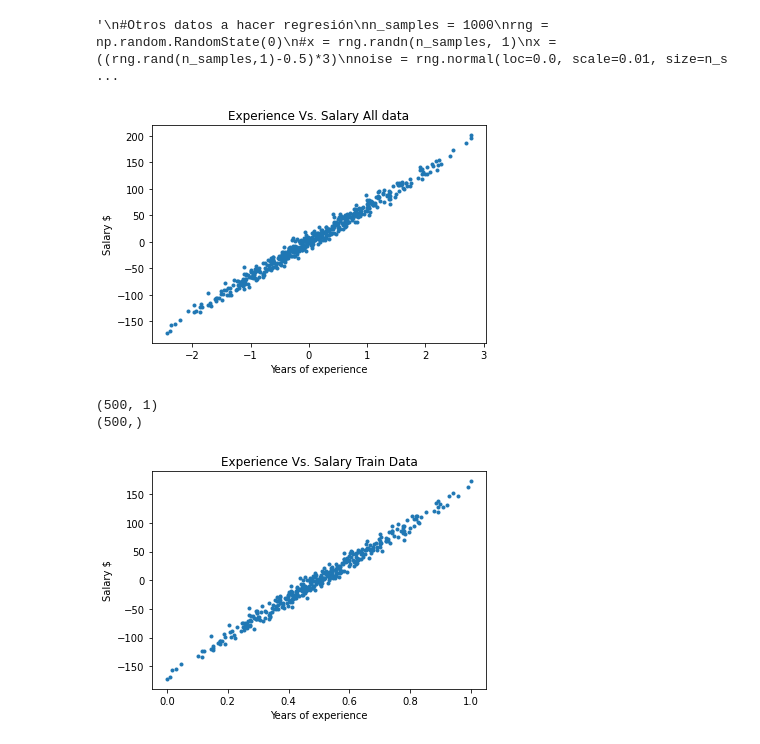
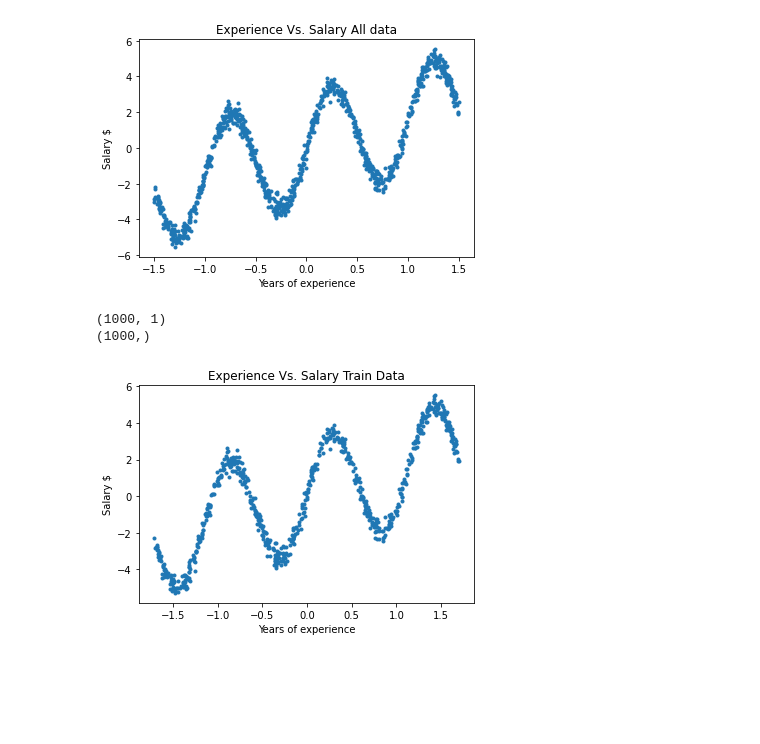
Before and after one commit to calderonf/CursoMachineLearning, a Jupyter notebook: Codigo/ANN_regresion.ipynb, the cells around one changed output. Drawn from its saved outputs; the diff is of its cells as text; code cells hidden in the pictures; blank space fills up the shorter version.

```diff
--- a/Codigo/ANN_regresion.ipynb
+++ b/Codigo/ANN_regresion.ipynb
@@ -4,20 +4,18 @@
 import numpy as np
 from sklearn import datasets
 import matplotlib.pyplot as plt #for plotting
-
+"""
 x, y, coef = datasets.make_regression(n_samples=500,#number of samples
                                       n_features=1,#number of features
                                       n_informative=1,#number of useful features
                                       noise=8,#bias and standard deviation of the guassian noise
                                       coef=True,#true coefficient used to generated the data
                                       random_state=4) #set for same data points for each run
-
-
-
+print(coef)
 # Scale feature x (years of experience) to range 0..20
-#x = np.interp(x, (x.min(), x.max()), (0, 20))
+x = np.interp(x, (x.min(), x.max()), (0, 20))
 # Scale target y (salary) to range 2000000..15000000
-#y = np.interp(y, (y.min(), y.max()), (2000000, 15000000))
+y = np.interp(y, (y.min(), y.max()), (2000000, 15000000))
 
 
 """
@@ -26,11 +24,8 @@ n_samples = 1000
 rng = np.random.RandomState(0)
 #x = rng.randn(n_samples, 1)
 x = ((rng.rand(n_samples,1)-0.5)*3)
-noise = rng.normal(loc=0.0, scale=0.01, size=n_samples)
+noise = rng.normal(loc=0.0, scale=0.3, size=n_samples)
 y = (1.5 * x[:, 0] + 3*np.sin(2 * np.pi * x[:, 0]) - noise)
-"""
-# %% [output]
-'\n#Otros datos a hacer regresión\nn_samples = 1000\nrng = np.random.RandomState(0)\n#x = rng.randn(n_samples, 1)\nx = ((rng.rand(n_samples,1)-0.5)*3)\nnoise = rng.normal(loc=0.0, scale=0.01, size=n_s ...
 # %%
 plt.figure()
 plt.plot(x,y,'.')
@@ -41,30 +36,30 @@ plt.show()
 print(x.shape)
 print(y.shape)
 # %% [output]
-[figure, old version]
+[figure, new version]
-(500, 1)
-(500,)
+(1000, 1)
+(1000,)
 # %%
 from sklearn.preprocessing import StandardScaler,MinMaxScaler
 from sklearn.model_selection import train_test_split
+
 x_train, x_test, y_train, y_test = train_test_split(x, y,random_state=1)
-
-
+"""
 X_train=x_train
 X_test=x_test
-
-scaler = MinMaxScaler()
+"""
+scaler = StandardScaler()#StandardScaler, MinMaxScaler
 scaler.fit(x_train)
 X_train =scaler.transform(x_train)
 X_test  = scaler.transform(x_test)
 
 plt.figure()
 plt.plot(X_train,y_train,'.',label='train data')
 plt.xlabel('Years of experience')
 plt.ylabel('Salary $')
 plt.title('Experience Vs. Salary Train Data')
 plt.show()
 # %% [output]
-[figure, old version]
+[figure, new version]
 # %%
 from sklearn.neural_network import MLPRegressor
```
Also changed, not shown: parts of 4 cells of this notebook.
